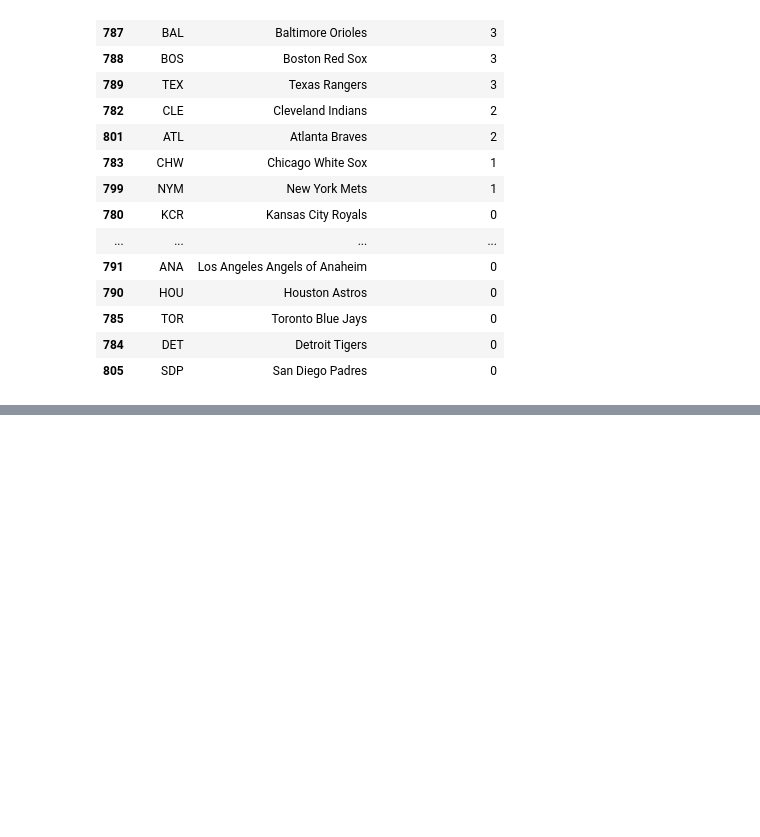
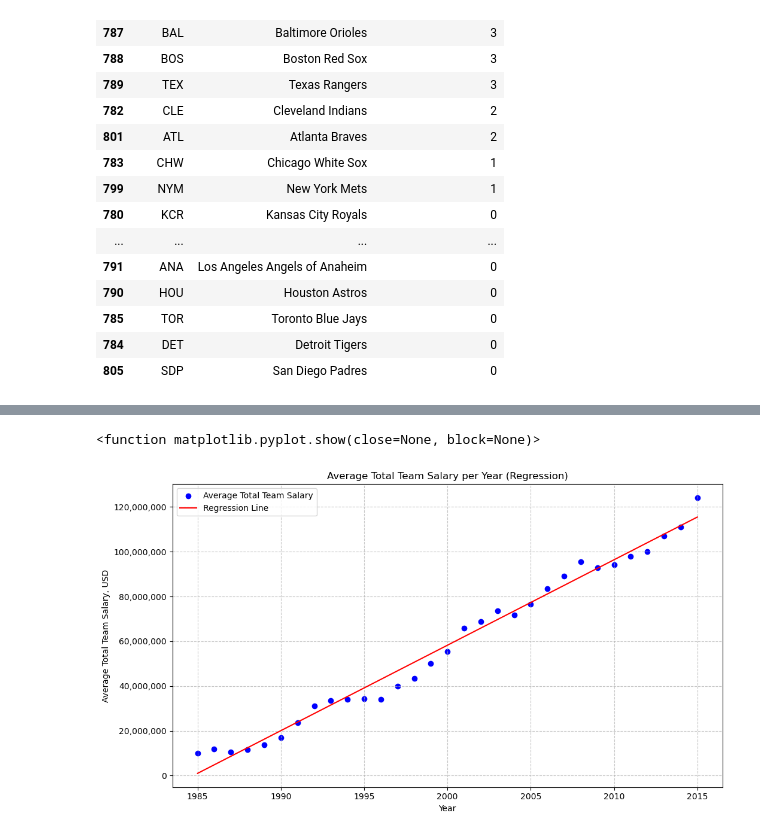
Before and after one commit to m-ingram/Project1-Group3, a Jupyter notebook: data_cleaning.ipynb, the cells around one changed output, grey strips where cells are left out. Saved outputs shown, nothing was run; the diff lists cells and outputs as text; code cells hidden in the pictures; blank space fills up the shorter version.

```diff
--- a/data_cleaning.ipynb
+++ b/data_cleaning.ipynb
@@ -318,0 +343,25 @@ taxed_df = team_salary_tax_df[team_salary_tax_df['over_threshold']==1]
+# %%
+avg_salary_per_year = yearly_team_salaries_rename.groupby("Year")["Total Team Salary"].mean().reset_index()
+
+# Linear regression line
+slope, intercept,_,_,_ = linregress(avg_salary_per_year["Year"], avg_salary_per_year["Total Team Salary"])
+regression_line = slope * avg_salary_per_year["Year"] + intercept
+
+# Plotting the regression chart
+plt.figure(figsize=(10, 6))
+plt.scatter(avg_salary_per_year["Year"], avg_salary_per_year["Total Team Salary"], color='blue', label="Average Total Team Salary")
+plt.plot(avg_salary_per_year["Year"], regression_line, color="red", linestyle="-", label="Regression Line")
+plt.title("Average Total Team Salary per Year (Regression)")
+plt.xlabel("Year")
+plt.ylabel("Average Total Team Salary, USD")
+plt.grid(True, linestyle="--", alpha=0.7)
+plt.legend()
+plt.tight_layout()
+plt.ticklabel_format(style='plain',axis="y")
+formatter = ticker.StrMethodFormatter('{x:,.0f}')
+plt.gca().yaxis.set_major_formatter(formatter)
+plt.savefig("Output/Avg Regression Fig.png")
+plt.show
+# %% [output]
+<function matplotlib.pyplot.show(close=None, block=None)>
+[figure, added]
```
Also changed, not shown: parts of 2 cells of this notebook, 1 other file.
